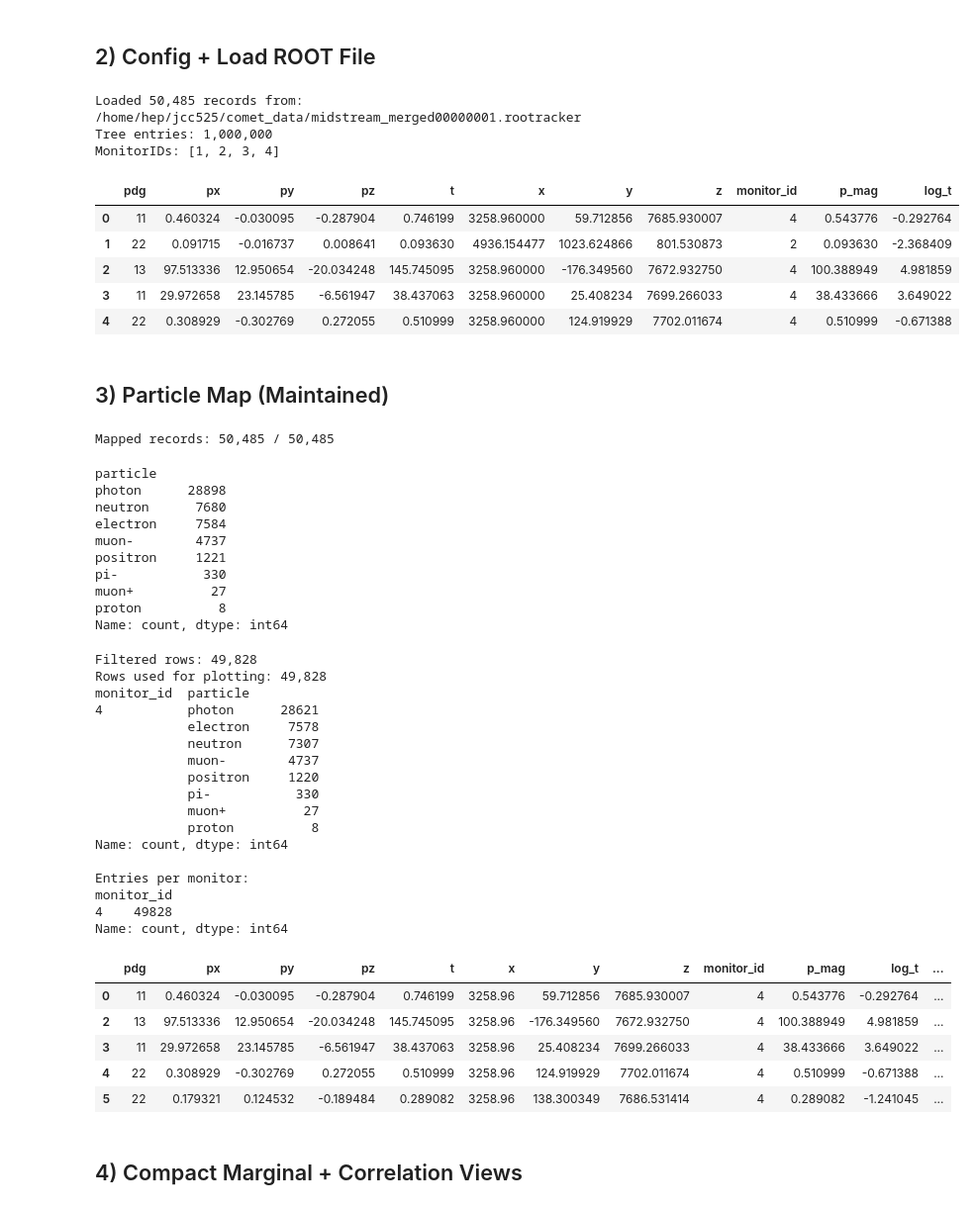
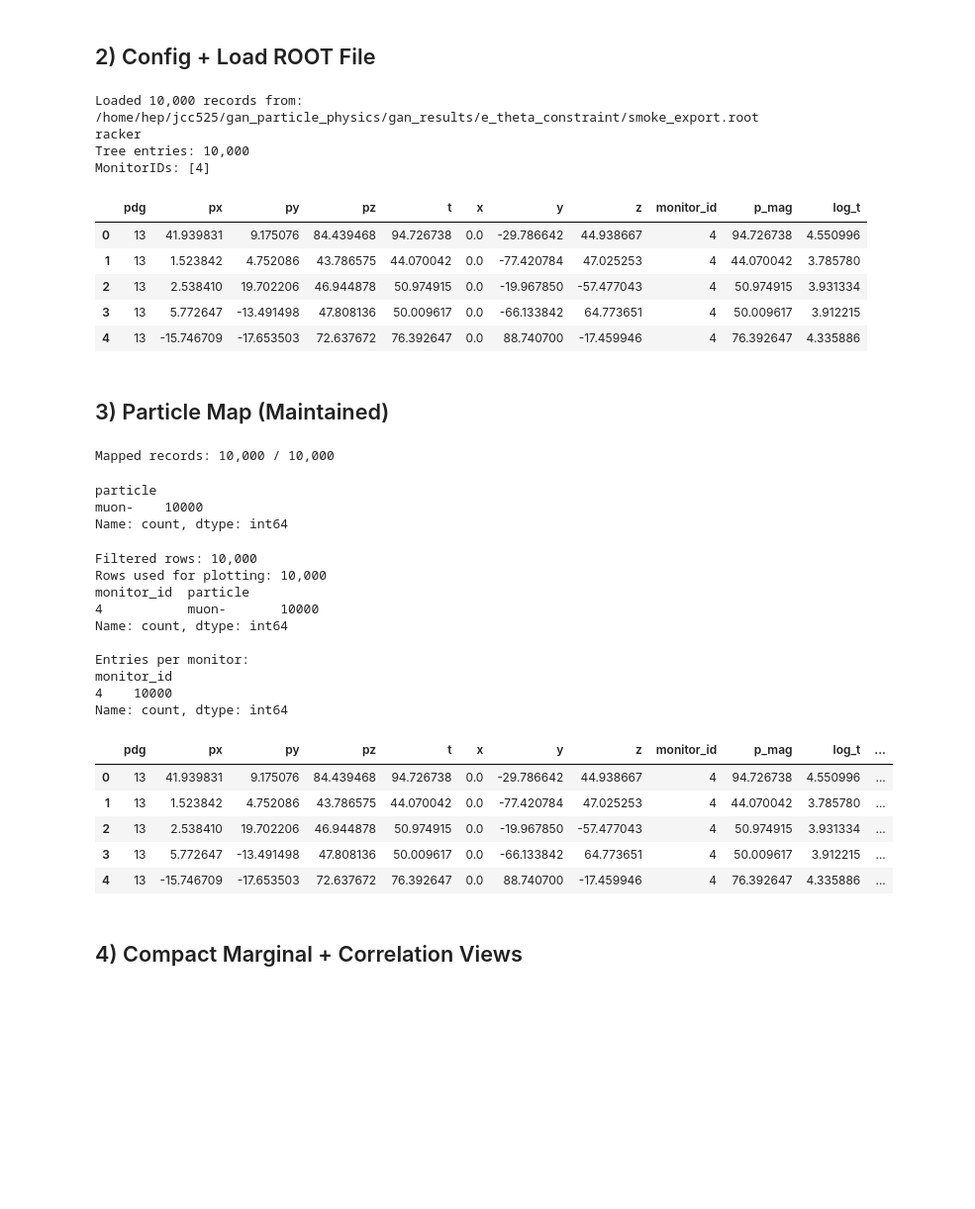
Before and after one commit to JonaCassens/gan_particle_physics, a Jupyter notebook: notebooks/particle_shape_exploration.ipynb, the cells around one changed output. Shown at 99% size. Drawn from its saved outputs; the diff is of its cells as text; code cells hidden in the pictures; blank space fills up the shorter version.

```diff
--- a/notebooks/particle_shape_exploration.ipynb
+++ b/notebooks/particle_shape_exploration.ipynb
@@ -20,47 +20,48 @@ pd.set_option("display.max_columns", 200)
 # %%
 # FILE_PATH = "/vols/comet/users/jcassens/MC7/downstream/oa_g4_xxx_00000001-0000_cfmyfe5bzdtl_SG4_000.root"
 # TREE_NAME = "SIMG4/RooTrackerTree;101"
-FILE_PATH = "/home/hep/jcc525/comet_data/midstream_merged00000001.rootracker"
+# FILE_PATH = "/home/hep/jcc525/comet_data/midstream_merged00000001.rootracker"
+FILE_PATH = "/home/hep/jcc525/gan_particle_physics/gan_results/e_theta_constraint/smoke_export.rootracker"
 TREE_NAME = "RooTrackerTree;1"
 
 with uproot.open(FILE_PATH) as root_file:
     tree = root_file[TREE_NAME]
     arrays = tree.arrays(["StdHepPdg", "StdHepP4", "StdHepX4", "MonitorID"], library="ak")
 
 pdg = ak.flatten(arrays["StdHepPdg"])
 p4 = ak.flatten(arrays["StdHepP4"])
 x4 = ak.flatten(arrays["StdHepX4"])
 monitor_id = ak.flatten(arrays["MonitorID"])
 
 base_df = pd.DataFrame({
     "pdg": ak.to_numpy(pdg),
     "px": ak.to_numpy(p4[:, 0]),
     "py": ak.to_numpy(p4[:, 1]),
     "pz": ak.to_numpy(p4[:, 2]),
     "t": ak.to_numpy(p4[:, 3]),
     "x": ak.to_numpy(x4[:, 0]),
     "y": ak.to_numpy(x4[:, 1]),
     "z": ak.to_numpy(x4[:, 2]),
     "monitor_id": ak.to_numpy(monitor_id),
 })
 
 base_df["p_mag"] = np.sqrt(base_df["px"]**2 + base_df["py"]**2 + base_df["pz"]**2)
 base_df["log_t"] = np.log(base_df["t"] + 1e-10)
 
 print(f"Loaded {len(base_df):,} records from: {FILE_PATH}")
 print(f"Tree entries: {tree.num_entries:,}")
 print(f"MonitorIDs: {sorted(base_df['monitor_id'].unique())}")
 base_df.head()
 # %% [output]
-Loaded 50,485 records from: /home/hep/jcc525/comet_data/midstream_merged00000001.rootracker
-Tree entries: 1,000,000
-MonitorIDs: [1, 2, 3, 4]
+Loaded 10,000 records from: /home/hep/jcc525/gan_particle_physics/gan_results/e_theta_constraint/smoke_export.rootracker
+Tree entries: 10,000
+MonitorIDs: [4]
 |  | pdg | px | py | pz | t | x | y | z | monitor_id | p_mag | log_t |
-| 0 | 11 | 0.460324 | -0.030095 | -0.287904 | 0.746199 | 3258.960000 | 59.712856 | 7685.930007 | 4 | 0.543776 | -0.292764 |
-| 1 | 22 | 0.091715 | -0.016737 | 0.008641 | 0.093630 | 4936.154477 | 1023.624866 | 801.530873 | 2 | 0.093630 | -2.368409 |
-| 2 | 13 | 97.513336 | 12.950654 | -20.034248 | 145.745095 | 3258.960000 | -176.349560 | 7672.932750 | 4 | 100.388949 | 4.981859 |
-| 3 | 11 | 29.972658 | 23.145785 | -6.561947 | 38.437063 | 3258.960000 | 25.408234 | 7699.266033 | 4 | 38.433666 | 3.649022 |
-| 4 | 22 | 0.308929 | -0.302769 | 0.272055 | 0.510999 | 3258.960000 | 124.919929 | 7702.011674 | 4 | 0.510999 | -0.671388 |
+| 0 | 13 | 41.939831 | 9.175076 | 84.439468 | 94.726738 | 0.0 | -29.786642 | 44.938667 | 4 | 94.726738 | 4.550996 |
+| 1 | 13 | 1.523842 | 4.752086 | 43.786575 | 44.070042 | 0.0 | -77.420784 | 47.025253 | 4 | 44.070042 | 3.785780 |
+| 2 | 13 | 2.538410 | 19.702206 | 46.944878 | 50.974915 | 0.0 | -19.967850 | -57.477043 | 4 | 50.974915 | 3.931334 |
+| 3 | 13 | 5.772647 | -13.491498 | 47.808136 | 50.009617 | 0.0 | -66.133842 | 64.773651 | 4 | 50.009617 | 3.912215 |
+| 4 | 13 | -15.746709 | -17.653503 | 72.637672 | 76.392647 | 0.0 | 88.740700 | -17.459946 | 4 | 76.392647 | 4.335886 |
 # %% [markdown]
 ## 3) Particle Map (Maintained)
 # %%
@@ -86,16 +87,9 @@ mapped_df = base_df.dropna(subset=["particle"]).copy()
 print(f"Mapped records: {len(mapped_df):,} / {len(base_df):,}")
 mapped_df["particle"].value_counts().head(20)
 # %% [output]
-Mapped records: 50,485 / 50,485
+Mapped records: 10,000 / 10,000
 particle
-photon      28898
-neutron      7680
-electron     7584
-muon-        4737
-positron     1221
-pi-           330
-muon+          27
-proton          8
+muon-    10000
 Name: count, dtype: int64
 # %%
 # Filters (maintained, now centralized)
@@ -122,29 +116,22 @@ print(filtered_df["monitor_id"].value_counts().sort_index())
 
 filtered_df.head()
 # %% [output]
-Filtered rows: 49,828
-Rows used for plotting: 49,828
+Filtered rows: 10,000
+Rows used for plotting: 10,000
 monitor_id  particle
-4           photon      28621
-            electron     7578
-            neutron      7307
-            muon-        4737
-            positron     1220
-            pi-           330
-            muon+          27
-            proton          8
+4           muon-       10000
 Name: count, dtype: int64
 
 Entries per monitor:
 monitor_id
-4    49828
+4    10000
 Name: count, dtype: int64
 |  | pdg | px | py | pz | t | x | y | z | monitor_id | p_mag | log_t | ... |
-| 0 | 11 | 0.460324 | -0.030095 | -0.287904 | 0.746199 | 3258.96 | 59.712856 | 7685.930007 | 4 | 0.543776 | -0.292764 | ... |
-| 2 | 13 | 97.513336 | 12.950654 | -20.034248 | 145.745095 | 3258.96 | -176.349560 | 7672.932750 | 4 | 100.388949 | 4.981859 | ... |
-| 3 | 11 | 29.972658 | 23.145785 | -6.561947 | 38.437063 | 3258.96 | 25.408234 | 7699.266033 | 4 | 38.433666 | 3.649022 | ... |
-| 4 | 22 | 0.308929 | -0.302769 | 0.272055 | 0.510999 | 3258.96 | 124.919929 | 7702.011674 | 4 | 0.510999 | -0.671388 | ... |
-| 5 | 22 | 0.179321 | 0.124532 | -0.189484 | 0.289082 | 3258.96 | 138.300349 | 7686.531414 | 4 | 0.289082 | -1.241045 | ... |
+| 0 | 13 | 41.939831 | 9.175076 | 84.439468 | 94.726738 | 0.0 | -29.786642 | 44.938667 | 4 | 94.726738 | 4.550996 | ... |
+| 1 | 13 | 1.523842 | 4.752086 | 43.786575 | 44.070042 | 0.0 | -77.420784 | 47.025253 | 4 | 44.070042 | 3.785780 | ... |
+| 2 | 13 | 2.538410 | 19.702206 | 46.944878 | 50.974915 | 0.0 | -19.967850 | -57.477043 | 4 | 50.974915 | 3.931334 | ... |
+| 3 | 13 | 5.772647 | -13.491498 | 47.808136 | 50.009617 | 0.0 | -66.133842 | 64.773651 | 4 | 50.009617 | 3.912215 | ... |
+| 4 | 13 | -15.746709 | -17.653503 | 72.637672 | 76.392647 | 0.0 | 88.740700 | -17.459946 | 4 | 76.392647 | 4.335886 | ... |
 # %% [markdown]
 ## 4) Compact Marginal + Correlation Views
 # %%
```
Also changed, not shown: parts of 2 cells of this notebook, 7 other files.
